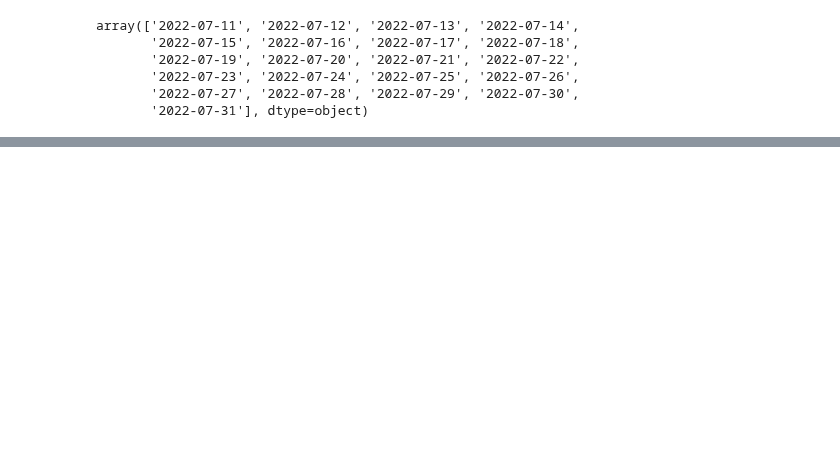
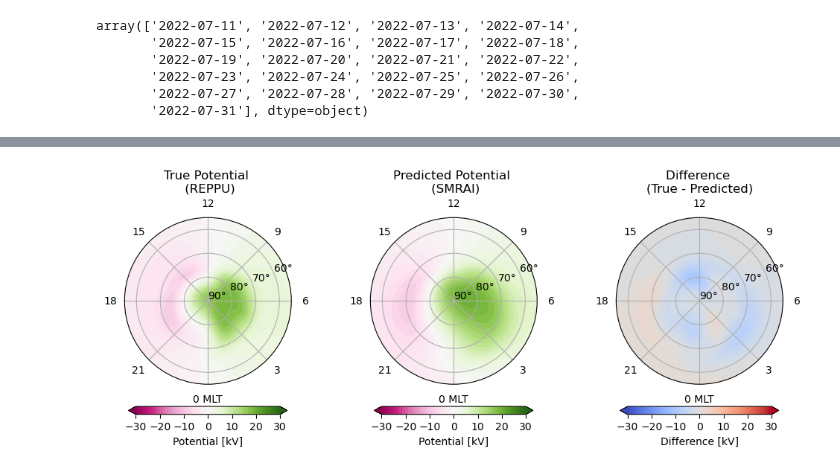
Before and after one commit to reddy-sachin/REPPU-ESN2, a Jupyter notebook: SR_ML/pre-processing.ipynb, the cells around one changed output, grey strips where cells are left out. Saved outputs shown, nothing was run; the diff lists cells and outputs as text; code cells hidden in the pictures; blank space fills up the shorter version.

```diff
--- a/SR_ML/pre-processing.ipynb
+++ b/SR_ML/pre-processing.ipynb
@@ -290,0 +315,59 @@ plt.show()
+# %%
+# Define the date
+date = "2022-07-31"
+
+# Extract true and predicted values
+pot_true = ds_test['potential'].sel(dt=date).values[0]
+pot_pred = ds_pred['potential'].sel(dt=date).values[0]
+
+# Calculate the difference
+diff = pot_true - pot_pred
+
+# Set up the plot
+fig, axs = plt.subplots(1, 3, subplot_kw={'projection': 'polar'}, figsize=(14, 4))
+
+# Define common parameters
+theta = np.linspace(0, 360, 80) - 90
+theta_rad = theta / 360 * 2 * np.pi
+r = 90 - np.linspace(53.1, 89.7, 30)
+shrink = .3
+
+# Plot true values
+c_true = axs[0].contourf(theta_rad, r, -pot_true, levels=np.linspace(-30, 30, 50), cmap='PiYG', extend='both')
+axs[0].set_ylim([0, 35])
+axs[0].set_yticks([0, 10, 20, 30])
+axs[0].set_yticklabels(["90°", "80°", "70°", "60°"])
+axs[0].set_xlim([-np.pi, np.pi])
+axs[0].set_xticks(np.linspace(-np.pi, np.pi, 9)[1:])
+axs[0].set_xticklabels(["21", "0 MLT", "3", "6", "9", "12", "15", "18"])
+axs[0].set_title(f'True Potential \n (REPPU)')
+plt.colorbar(c_true, ax=axs[0], label='Potential [kV]', shrink=shrink, pad=0.1, ticks=np.arange(-30, 31, 10), orientation='horizontal')
+
+# Plot predicted values
+c_pred = axs[1].contourf(theta_rad, r, -pot_pred, levels=np.linspace(-30, 30, 50), cmap='PiYG', extend='both')
+axs[1].set_ylim([0, 35])
+axs[1].set_yticks([0, 10, 20, 30])
+axs[1].set_yticklabels(["90°", "80°", "70°", "60°"])
+axs[1].set_xlim([-np.pi, np.pi])
+axs[1].set_xticks(np.linspace(-np.pi, np.pi, 9)[1:])
+axs[1].set_xticklabels(["21", "0 MLT", "3", "6", "9", "12", "15", "18"])
+axs[1].set_title(f'Predicted Potential \n (SMRAI)')
+plt.colorbar(c_pred, ax=axs[1], label='Potential [kV]', shrink=shrink, pad=0.1, ticks=np.arange(-30, 31, 10), orientation='horizontal')
+
+# Plot difference
+c_diff = axs[2].contourf(theta_rad, r, -diff, levels=np.linspace(-30, 30, 50), cmap='coolwarm', extend='both')
+axs[2].set_ylim([0, 35])
+axs[2].set_yticks([0, 10, 20, 30])
+axs[2].set_yticklabels(["90°", "80°", "70°", "60°"])
+axs[2].set_xlim([-np.pi, np.pi])
+axs[2].set_xticks(np.linspace(-np.pi, np.pi, 9)[1:])
+axs[2].set_xticklabels(["21", "0 MLT", "3", "6", "9", "12", "15", "18"])
+axs[2].set_title('Difference \n(True - Predicted)')
+plt.colorbar(c_diff, ax=axs[2], label='Difference [kV]', shrink=shrink, pad=0.1, ticks=np.arange(-30, 31, 10), orientation='horizontal')
+
+plt.subplots_adjust(wspace=-0.7)  # Adjust horizontal space between subplots
+
+plt.tight_layout()
+plt.show()
+# %% [output]
+[figure, added]
```
Also changed, not shown: parts of 8 cells of this notebook, 2 other files.
